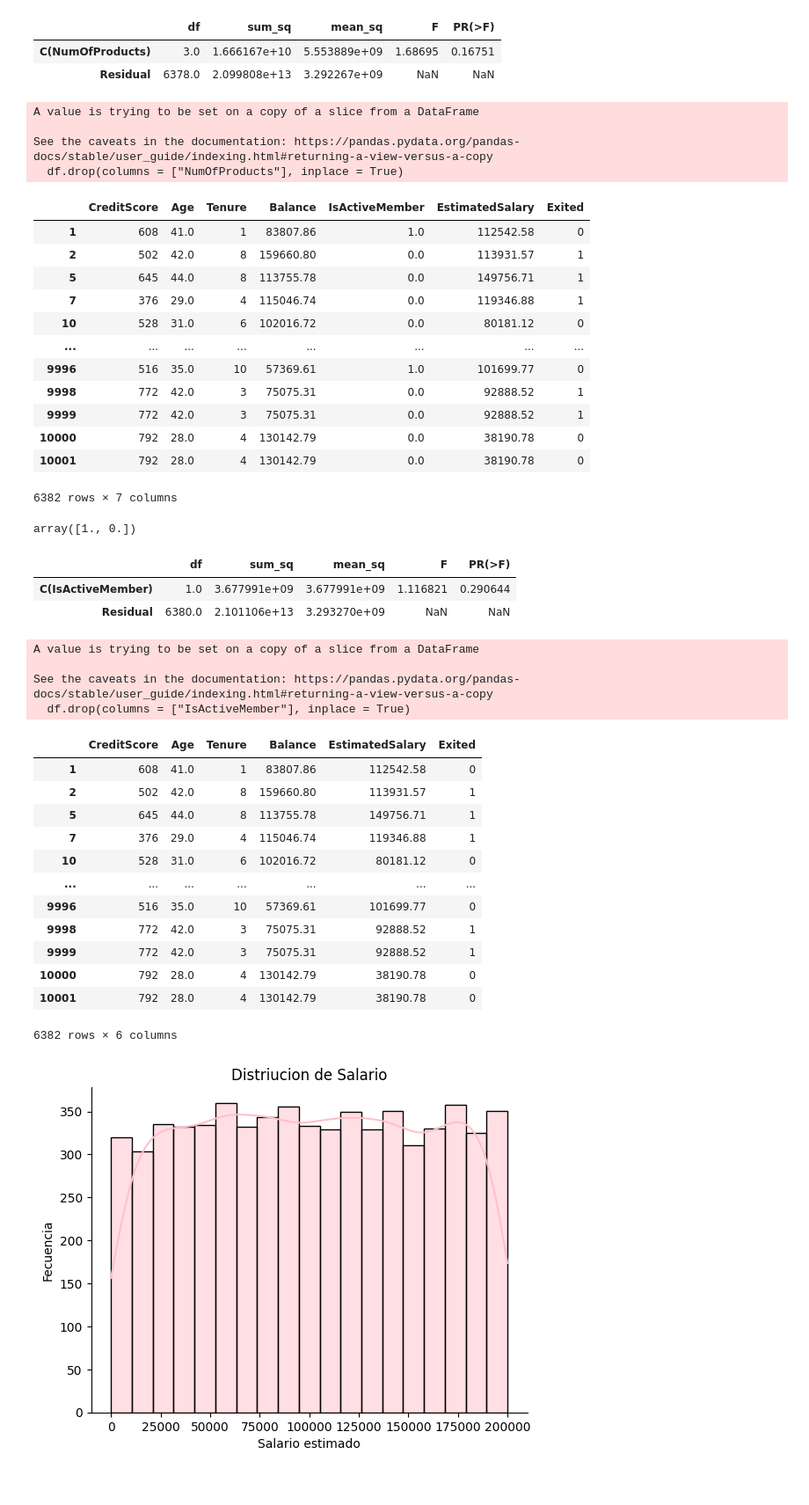
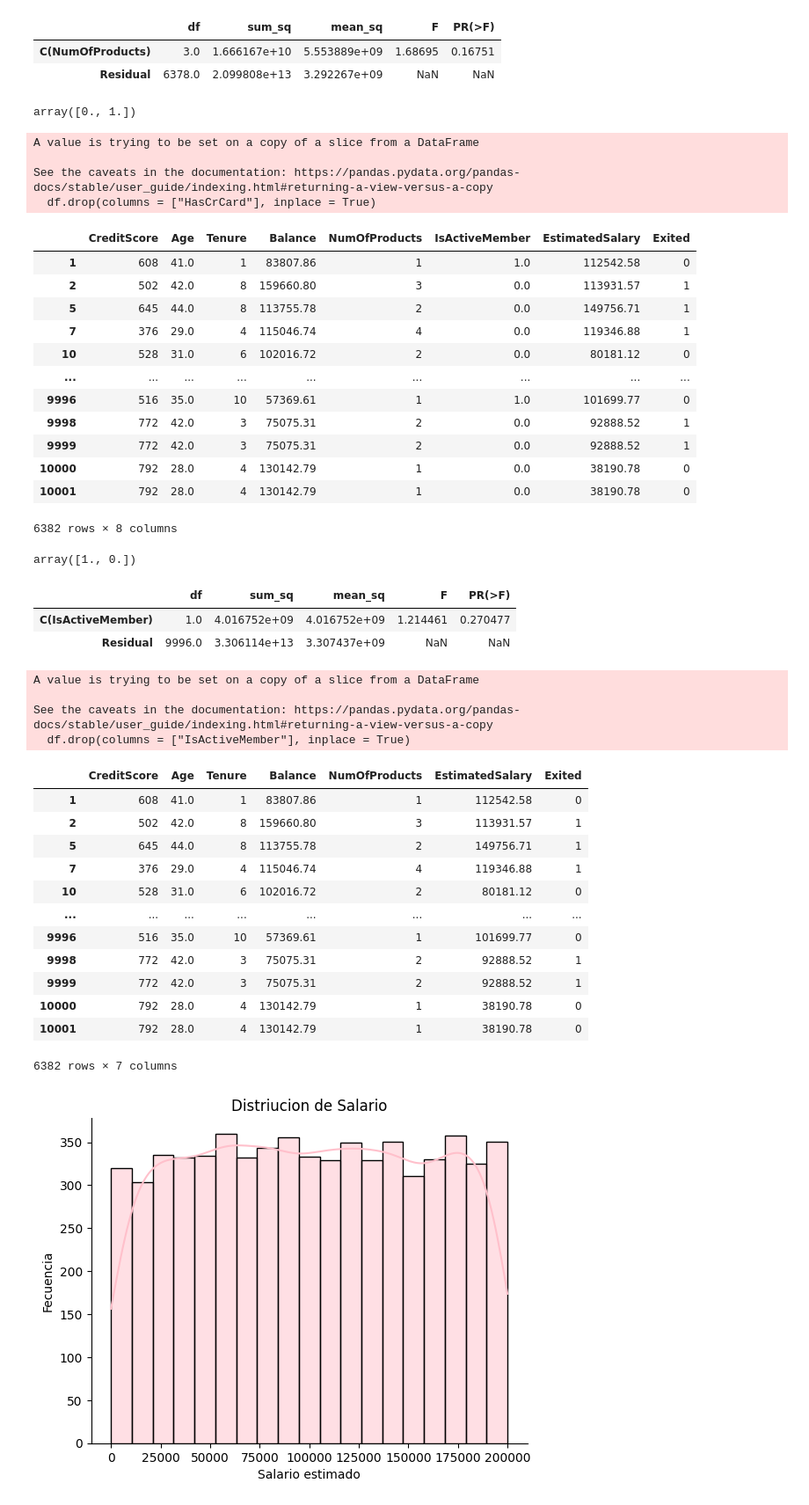
Before and after one commit to yessss28/Estadistica, a Jupyter notebook: Regresión_lineal_múltiple.ipynb, the cells around one changed output. Shown at 88% size. Saved outputs shown, nothing was run; the diff lists cells and outputs as text; code cells hidden in the pictures.

```diff
--- a/Regresión_lineal_múltiple.ipynb
+++ b/Regresión_lineal_múltiple.ipynb
@@ -50,3 +67,6 @@ tabla_anova
 |  | df | sum_sq | mean_sq | F | PR(>F) |
 | C(Geography) | 2.0 | 3.782055e+09 | 1.891028e+09 | 0.571689 | 0.56459 |
 | Residual | 9995.0 | 3.306138e+13 | 3.307792e+09 | NaN | NaN |
+# %%
+df.drop(columns = ["Geography"], inplace = True)
+df
@@ -159,27 +206,31 @@ tabla_anova
 |  | df | sum_sq | mean_sq | F | PR(>F) |
 | C(NumOfProducts) | 3.0 | 1.666167e+10 | 5.553889e+09 | 1.68695 | 0.16751 |
 | Residual | 6378.0 | 2.099808e+13 | 3.292267e+09 | NaN | NaN |
+# %%
+df["HasCrCard"].unique()
+# %% [output]
+array([0., 1.])
 # %%
-df.drop(columns = ["NumOfProducts"], inplace = True)
+df.drop(columns = ["HasCrCard"], inplace = True)
 df
 # %% [output]
 A value is trying to be set on a copy of a slice from a DataFrame
 
 See the caveats in the documentation: https://pandas.pydata.org/pandas-docs/stable/user_guide/indexing.html#returning-a-view-versus-a-copy
-  df.drop(columns = ["NumOfProducts"], inplace = True)
+  df.drop(columns = ["HasCrCard"], inplace = True)
-|  | CreditScore | Age | Tenure | Balance | IsActiveMember | EstimatedSalary | Exited |
-| 1 | 608 | 41.0 | 1 | 83807.86 | 1.0 | 112542.58 | 0 |
-| 2 | 502 | 42.0 | 8 | 159660.80 | 0.0 | 113931.57 | 1 |
-| 5 | 645 | 44.0 | 8 | 113755.78 | 0.0 | 149756.71 | 1 |
-| 7 | 376 | 29.0 | 4 | 115046.74 | 0.0 | 119346.88 | 1 |
-| 10 | 528 | 31.0 | 6 | 102016.72 | 0.0 | 80181.12 | 0 |
-| ... | ... | ... | ... | ... | ... | ... | ... |
-| 9996 | 516 | 35.0 | 10 | 57369.61 | 1.0 | 101699.77 | 0 |
-| 9998 | 772 | 42.0 | 3 | 75075.31 | 0.0 | 92888.52 | 1 |
-| 9999 | 772 | 42.0 | 3 | 75075.31 | 0.0 | 92888.52 | 1 |
-| 10000 | 792 | 28.0 | 4 | 130142.79 | 0.0 | 38190.78 | 0 |
-| 10001 | 792 | 28.0 | 4 | 130142.79 | 0.0 | 38190.78 | 0 |
+|  | CreditScore | Age | Tenure | Balance | NumOfProducts | IsActiveMember | EstimatedSalary | Exited |
+| 1 | 608 | 41.0 | 1 | 83807.86 | 1 | 1.0 | 112542.58 | 0 |
+| 2 | 502 | 42.0 | 8 | 159660.80 | 3 | 0.0 | 113931.57 | 1 |
+| 5 | 645 | 44.0 | 8 | 113755.78 | 2 | 0.0 | 149756.71 | 1 |
+| 7 | 376 | 29.0 | 4 | 115046.74 | 4 | 0.0 | 119346.88 | 1 |
+| 10 | 528 | 31.0 | 6 | 102016.72 | 2 | 0.0 | 80181.12 | 0 |
+| ... | ... | ... | ... | ... | ... | ... | ... | ... |
+| 9996 | 516 | 35.0 | 10 | 57369.61 | 1 | 1.0 | 101699.77 | 0 |
+| 9998 | 772 | 42.0 | 3 | 75075.31 | 2 | 0.0 | 92888.52 | 1 |
+| 9999 | 772 | 42.0 | 3 | 75075.31 | 2 | 0.0 | 92888.52 | 1 |
+| 10000 | 792 | 28.0 | 4 | 130142.79 | 1 | 0.0 | 38190.78 | 0 |
+| 10001 | 792 | 28.0 | 4 | 130142.79 | 1 | 0.0 | 38190.78 | 0 |
-6382 rows × 7 columns
+6382 rows × 8 columns
 # %%
 df["IsActiveMember"].unique()
 # %% [output]
@@ -193,8 +244,8 @@ tabla_anova = sm.stats.anova_lm(modelo)
 tabla_anova
 # %% [output]
 |  | df | sum_sq | mean_sq | F | PR(>F) |
-| C(IsActiveMember) | 1.0 | 3.677991e+09 | 3.677991e+09 | 1.116821 | 0.290644 |
-| Residual | 6380.0 | 2.101106e+13 | 3.293270e+09 | NaN | NaN |
+| C(IsActiveMember) | 1.0 | 4.016752e+09 | 4.016752e+09 | 1.214461 | 0.270477 |
+| Residual | 9996.0 | 3.306114e+13 | 3.307437e+09 | NaN | NaN |
 # %%
 df.drop(columns = ["IsActiveMember"], inplace = True)
 df
@@ -203,19 +254,19 @@ A value is trying to be set on a copy of a slice from a DataFrame
 
 See the caveats in the documentation: https://pandas.pydata.org/pandas-docs/stable/user_guide/indexing.html#returning-a-view-versus-a-copy
   df.drop(columns = ["IsActiveMember"], inplace = True)
-|  | CreditScore | Age | Tenure | Balance | EstimatedSalary | Exited |
-| 1 | 608 | 41.0 | 1 | 83807.86 | 112542.58 | 0 |
-| 2 | 502 | 42.0 | 8 | 159660.80 | 113931.57 | 1 |
-| 5 | 645 | 44.0 | 8 | 113755.78 | 149756.71 | 1 |
-| 7 | 376 | 29.0 | 4 | 115046.74 | 119346.88 | 1 |
-| 10 | 528 | 31.0 | 6 | 102016.72 | 80181.12 | 0 |
-| ... | ... | ... | ... | ... | ... | ... |
-| 9996 | 516 | 35.0 | 10 | 57369.61 | 101699.77 | 0 |
-| 9998 | 772 | 42.0 | 3 | 75075.31 | 92888.52 | 1 |
-| 9999 | 772 | 42.0 | 3 | 75075.31 | 92888.52 | 1 |
-| 10000 | 792 | 28.0 | 4 | 130142.79 | 38190.78 | 0 |
-| 10001 | 792 | 28.0 | 4 | 130142.79 | 38190.78 | 0 |
+|  | CreditScore | Age | Tenure | Balance | NumOfProducts | EstimatedSalary | Exited |
+| 1 | 608 | 41.0 | 1 | 83807.86 | 1 | 112542.58 | 0 |
+| 2 | 502 | 42.0 | 8 | 159660.80 | 3 | 113931.57 | 1 |
+| 5 | 645 | 44.0 | 8 | 113755.78 | 2 | 149756.71 | 1 |
+| 7 | 376 | 29.0 | 4 | 115046.74 | 4 | 119346.88 | 1 |
+| 10 | 528 | 31.0 | 6 | 102016.72 | 2 | 80181.12 | 0 |
+| ... | ... | ... | ... | ... | ... | ... | ... |
+| 9996 | 516 | 35.0 | 10 | 57369.61 | 1 | 101699.77 | 0 |
+| 9998 | 772 | 42.0 | 3 | 75075.31 | 2 | 92888.52 | 1 |
+| 9999 | 772 | 42.0 | 3 | 75075.31 | 2 | 92888.52 | 1 |
+| 10000 | 792 | 28.0 | 4 | 130142.79 | 1 | 38190.78 | 0 |
+| 10001 | 792 | 28.0 | 4 | 130142.79 | 1 | 38190.78 | 0 |
-6382 rows × 6 columns
+6382 rows × 7 columns
 # %%
 import seaborn as sns
 import matplotlib.pyplot as plt
```
Also changed, not shown: parts of 11 cells of this notebook.
